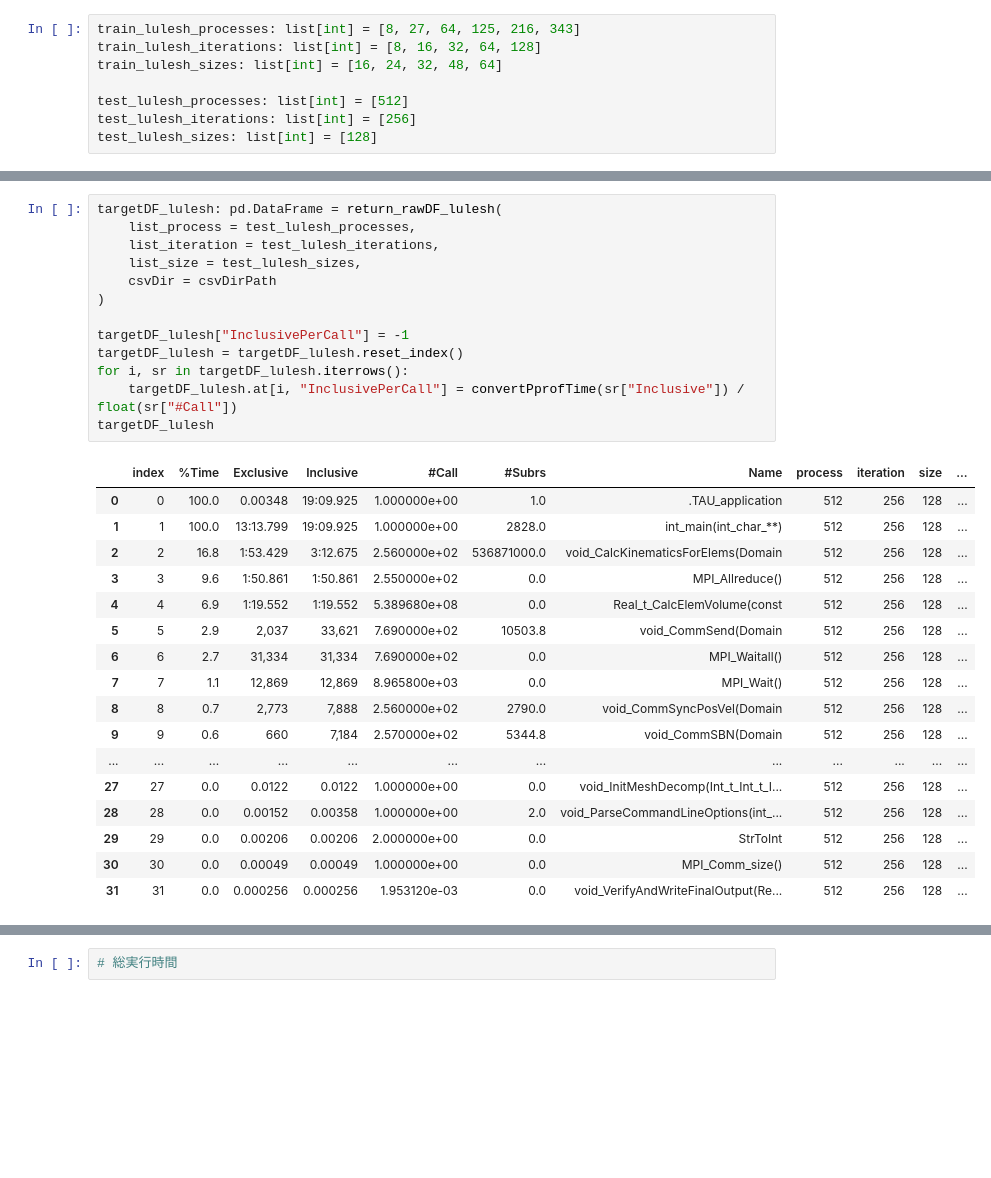
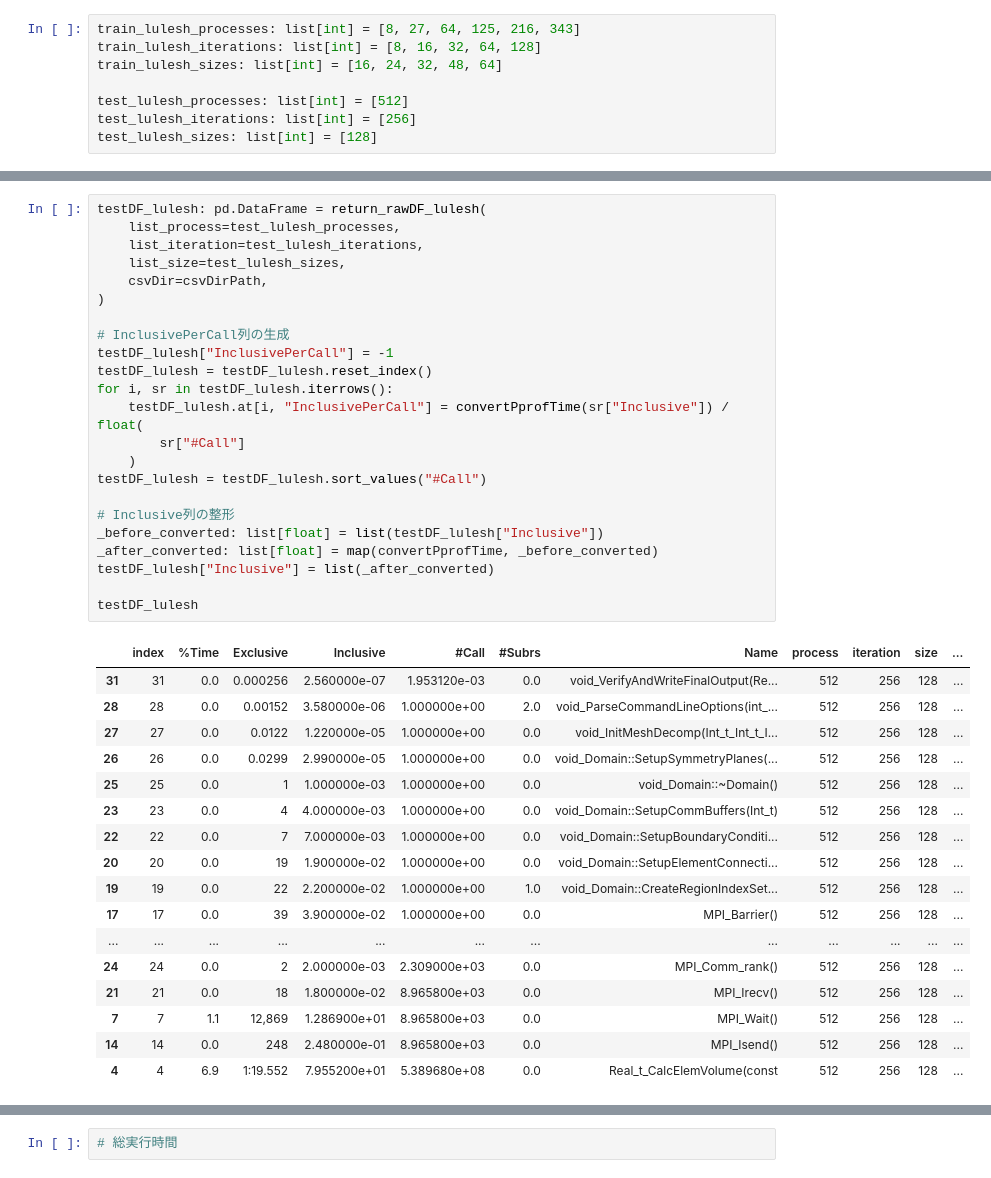
Before and after one commit to arima0714/Lab00, a Jupyter notebook: testing_pub.ipynb, the cells around one changed output, grey strips where cells are left out. Cells and saved outputs as stored; diff of their text form; blank space fills up the shorter version.

```diff
--- a/testing_pub.ipynb
+++ b/testing_pub.ipynb
@@ -63,31 +99,41 @@ test_lulesh_sizes: list[int] = [128]
 # %%
-targetDF_lulesh: pd.DataFrame = return_rawDF_lulesh(
-    list_process = test_lulesh_processes,
-    list_iteration = test_lulesh_iterations,
-    list_size = test_lulesh_sizes,
-    csvDir = csvDirPath
+testDF_lulesh: pd.DataFrame = return_rawDF_lulesh(
+    list_process=test_lulesh_processes,
+    list_iteration=test_lulesh_iterations,
+    list_size=test_lulesh_sizes,
+    csvDir=csvDirPath,
 )
 
-targetDF_lulesh["InclusivePerCall"] = -1
-targetDF_lulesh = targetDF_lulesh.reset_index()
-for i, sr in targetDF_lulesh.iterrows():
-    targetDF_lulesh.at[i, "InclusivePerCall"] = convertPprofTime(sr["Inclusive"]) / float(sr["#Call"])
-targetDF_lulesh
+# InclusivePerCall列の生成
+testDF_lulesh["InclusivePerCall"] = -1
+testDF_lulesh = testDF_lulesh.reset_index()
+for i, sr in testDF_lulesh.iterrows():
+    testDF_lulesh.at[i, "InclusivePerCall"] = convertPprofTime(sr["Inclusive"]) / float(
+        sr["#Call"]
+    )
+testDF_lulesh = testDF_lulesh.sort_values("#Call")
+
+# Inclusive列の整形
+_before_converted: list[float] = list(testDF_lulesh["Inclusive"])
+_after_converted: list[float] = map(convertPprofTime, _before_converted)
+testDF_lulesh["Inclusive"] = list(_after_converted)
+
+testDF_lulesh
 # %% [output]
 |  | index | %Time | Exclusive | Inclusive | #Call | #Subrs | Name | process | iteration | size | ... |
-| 0 | 0 | 100.0 | 0.00348 | 19:09.925 | 1.000000e+00 | 1.0 | .TAU_application | 512 | 256 | 128 | ... |
-| 1 | 1 | 100.0 | 13:13.799 | 19:09.925 | 1.000000e+00 | 2828.0 | int_main(int_char_**) | 512 | 256 | 128 | ... |
-| 2 | 2 | 16.8 | 1:53.429 | 3:12.675 | 2.560000e+02 | 536871000.0 | void_CalcKinematicsForElems(Domain | 512 | 256 | 128 | ... |
-| 3 | 3 | 9.6 | 1:50.861 | 1:50.861 | 2.550000e+02 | 0.0 | MPI_Allreduce() | 512 | 256 | 128 | ... |
-| 4 | 4 | 6.9 | 1:19.552 | 1:19.552 | 5.389680e+08 | 0.0 | Real_t_CalcElemVolume(const | 512 | 256 | 128 | ... |
-| 5 | 5 | 2.9 | 2,037 | 33,621 | 7.690000e+02 | 10503.8 | void_CommSend(Domain | 512 | 256 | 128 | ... |
-| 6 | 6 | 2.7 | 31,334 | 31,334 | 7.690000e+02 | 0.0 | MPI_Waitall() | 512 | 256 | 128 | ... |
-| 7 | 7 | 1.1 | 12,869 | 12,869 | 8.965800e+03 | 0.0 | MPI_Wait() | 512 | 256 | 128 | ... |
-| 8 | 8 | 0.7 | 2,773 | 7,888 | 2.560000e+02 | 2790.0 | void_CommSyncPosVel(Domain | 512 | 256 | 128 | ... |
-| 9 | 9 | 0.6 | 660 | 7,184 | 2.570000e+02 | 5344.8 | void_CommSBN(Domain | 512 | 256 | 128 | ... |
+| 31 | 31 | 0.0 | 0.000256 | 2.560000e-07 | 1.953120e-03 | 0.0 | void_VerifyAndWriteFinalOutput(Re... | 512 | 256 | 128 | ... |
+| 28 | 28 | 0.0 | 0.00152 | 3.580000e-06 | 1.000000e+00 | 2.0 | void_ParseCommandLineOptions(int_... | 512 | 256 | 128 | ... |
+| 27 | 27 | 0.0 | 0.0122 | 1.220000e-05 | 1.000000e+00 | 0.0 | void_InitMeshDecomp(Int_t_Int_t_I... | 512 | 256 | 128 | ... |
+| 26 | 26 | 0.0 | 0.0299 | 2.990000e-05 | 1.000000e+00 | 0.0 | void_Domain::SetupSymmetryPlanes(... | 512 | 256 | 128 | ... |
+| 25 | 25 | 0.0 | 1 | 1.000000e-03 | 1.000000e+00 | 0.0 | void_Domain::~Domain() | 512 | 256 | 128 | ... |
+| 23 | 23 | 0.0 | 4 | 4.000000e-03 | 1.000000e+00 | 0.0 | void_Domain::SetupCommBuffers(Int_t) | 512 | 256 | 128 | ... |
+| 22 | 22 | 0.0 | 7 | 7.000000e-03 | 1.000000e+00 | 0.0 | void_Domain::SetupBoundaryConditi... | 512 | 256 | 128 | ... |
+| 20 | 20 | 0.0 | 19 | 1.900000e-02 | 1.000000e+00 | 0.0 | void_Domain::SetupElementConnecti... | 512 | 256 | 128 | ... |
+| 19 | 19 | 0.0 | 22 | 2.200000e-02 | 1.000000e+00 | 1.0 | void_Domain::CreateRegionIndexSet... | 512 | 256 | 128 | ... |
+| 17 | 17 | 0.0 | 39 | 3.900000e-02 | 1.000000e+00 | 0.0 | MPI_Barrier() | 512 | 256 | 128 | ... |
 | ... | ... | ... | ... | ... | ... | ... | ... | ... | ... | ... | ... |
-| 27 | 27 | 0.0 | 0.0122 | 0.0122 | 1.000000e+00 | 0.0 | void_InitMeshDecomp(Int_t_Int_t_I... | 512 | 256 | 128 | ... |
-| 28 | 28 | 0.0 | 0.00152 | 0.00358 | 1.000000e+00 | 2.0 | void_ParseCommandLineOptions(int_... | 512 | 256 | 128 | ... |
-| 29 | 29 | 0.0 | 0.00206 | 0.00206 | 2.000000e+00 | 0.0 | StrToInt | 512 | 256 | 128 | ... |
-| 30 | 30 | 0.0 | 0.00049 | 0.00049 | 1.000000e+00 | 0.0 | MPI_Comm_size() | 512 | 256 | 128 | ... |
-| 31 | 31 | 0.0 | 0.000256 | 0.000256 | 1.953120e-03 | 0.0 | void_VerifyAndWriteFinalOutput(Re... | 512 | 256 | 128 | ... |
+| 24 | 24 | 0.0 | 2 | 2.000000e-03 | 2.309000e+03 | 0.0 | MPI_Comm_rank() | 512 | 256 | 128 | ... |
+| 21 | 21 | 0.0 | 18 | 1.800000e-02 | 8.965800e+03 | 0.0 | MPI_Irecv() | 512 | 256 | 128 | ... |
+| 7 | 7 | 1.1 | 12,869 | 1.286900e+01 | 8.965800e+03 | 0.0 | MPI_Wait() | 512 | 256 | 128 | ... |
+| 14 | 14 | 0.0 | 248 | 2.480000e-01 | 8.965800e+03 | 0.0 | MPI_Isend() | 512 | 256 | 128 | ... |
+| 4 | 4 | 6.9 | 1:19.552 | 7.955200e+01 | 5.389680e+08 | 0.0 | Real_t_CalcElemVolume(const | 512 | 256 | 128 | ... |
```
Also changed, not shown: parts of 16 cells of this notebook.
